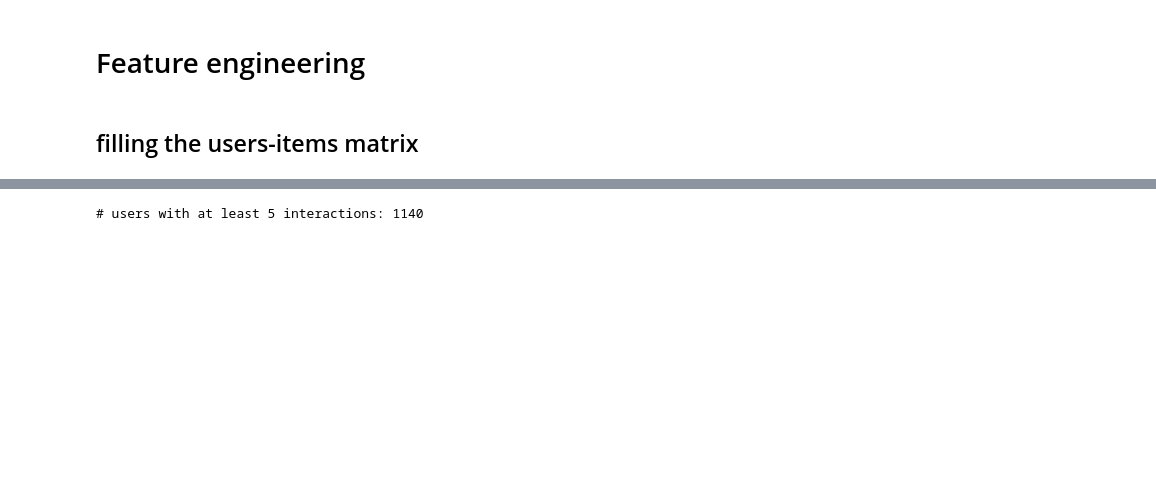
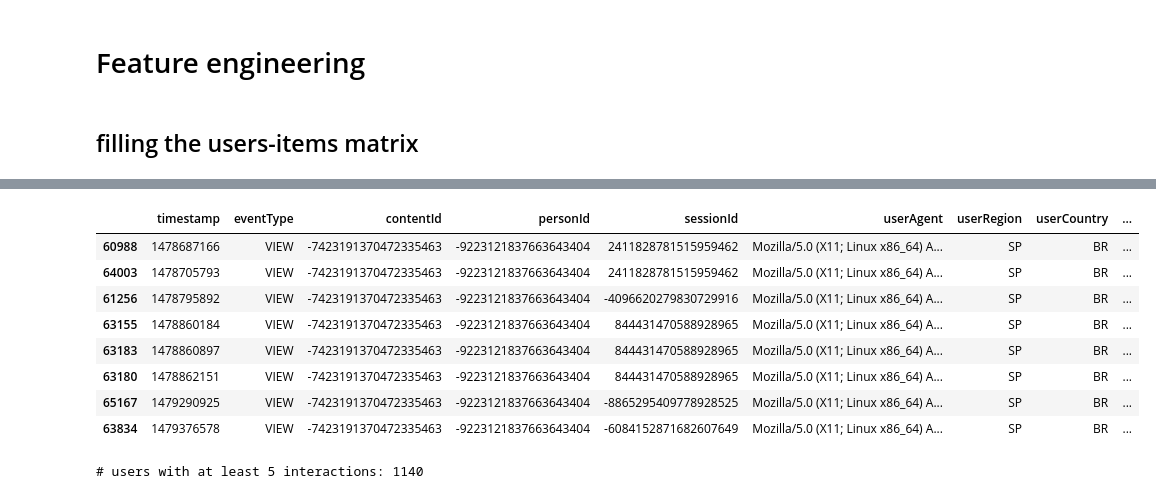
Before and after one commit to amrqura/end-to-end-recommender-system, a Jupyter notebook: notebook/recommenderSystemNotebook.ipynb, the cells around one changed output, grey strips where cells are left out. Saved outputs shown, nothing was run; the diff lists cells and outputs as text; code cells hidden in the pictures; blank space fills up the shorter version.

```diff
--- a/notebook/recommenderSystemNotebook.ipynb
+++ b/notebook/recommenderSystemNotebook.ipynb
@@ -43,3 +74,15 @@ interactions_df['eventStrength']=interactions_df['eventType'].apply(lambda x: ev
+# %%
+interactions_df[(interactions_df['personId']==-9223121837663643404) & (interactions_df['contentId']==-7423191370472335463)].sort_values(by=['timestamp'])
+# %% [output]
+|  | timestamp | eventType | contentId | personId | sessionId | userAgent | userRegion | userCountry | ... |
+| 60988 | 1478687166 | VIEW | -7423191370472335463 | -9223121837663643404 | 2411828781515959462 | Mozilla/5.0 (X11; Linux x86_64) A... | SP | BR | ... |
+| 64003 | 1478705793 | VIEW | -7423191370472335463 | -9223121837663643404 | 2411828781515959462 | Mozilla/5.0 (X11; Linux x86_64) A... | SP | BR | ... |
+| 61256 | 1478795892 | VIEW | -7423191370472335463 | -9223121837663643404 | -4096620279830729916 | Mozilla/5.0 (X11; Linux x86_64) A... | SP | BR | ... |
+| 63155 | 1478860184 | VIEW | -7423191370472335463 | -9223121837663643404 | 844431470588928965 | Mozilla/5.0 (X11; Linux x86_64) A... | SP | BR | ... |
+| 63183 | 1478860897 | VIEW | -7423191370472335463 | -9223121837663643404 | 844431470588928965 | Mozilla/5.0 (X11; Linux x86_64) A... | SP | BR | ... |
+| 63180 | 1478862151 | VIEW | -7423191370472335463 | -9223121837663643404 | 844431470588928965 | Mozilla/5.0 (X11; Linux x86_64) A... | SP | BR | ... |
+| 65167 | 1479290925 | VIEW | -7423191370472335463 | -9223121837663643404 | -8865295409778928525 | Mozilla/5.0 (X11; Linux x86_64) A... | SP | BR | ... |
+| 63834 | 1479376578 | VIEW | -7423191370472335463 | -9223121837663643404 | -6084152871682607649 | Mozilla/5.0 (X11; Linux x86_64) A... | SP | BR | ... |
 # %%
 users_interactions_count_df = interactions_df.groupby(['personId', 'contentId']).size().groupby('personId').size()
 users_with_enough_interactions_df = users_interactions_count_df[users_interactions_count_df >= 5].reset_index()[['personId']]
```
Also changed, not shown: parts of 14 cells of this notebook.
